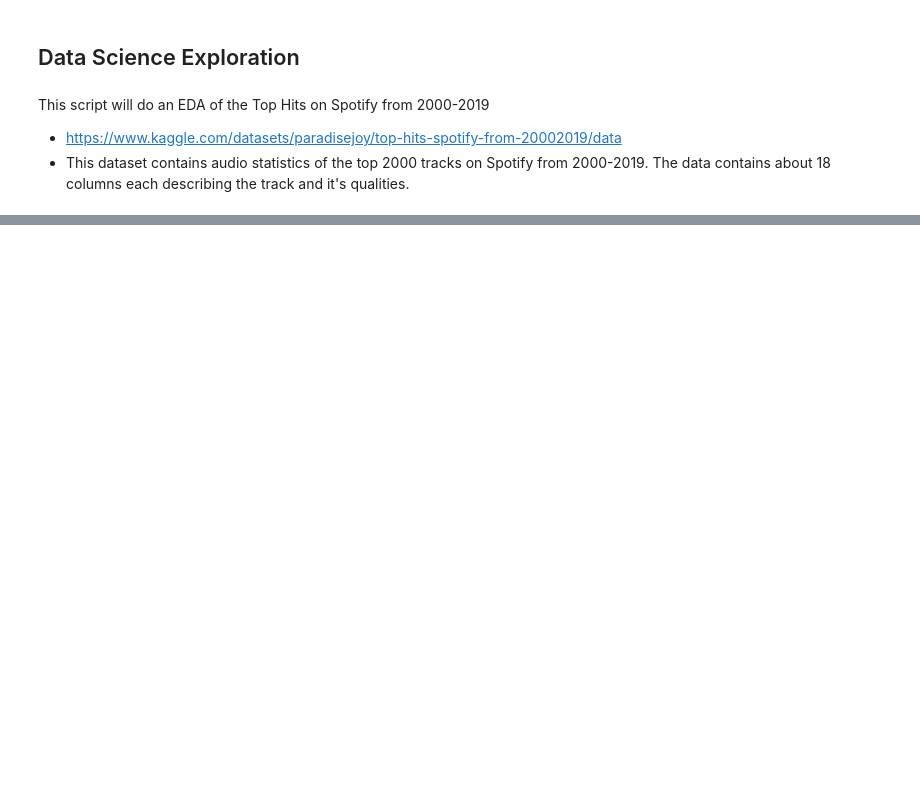
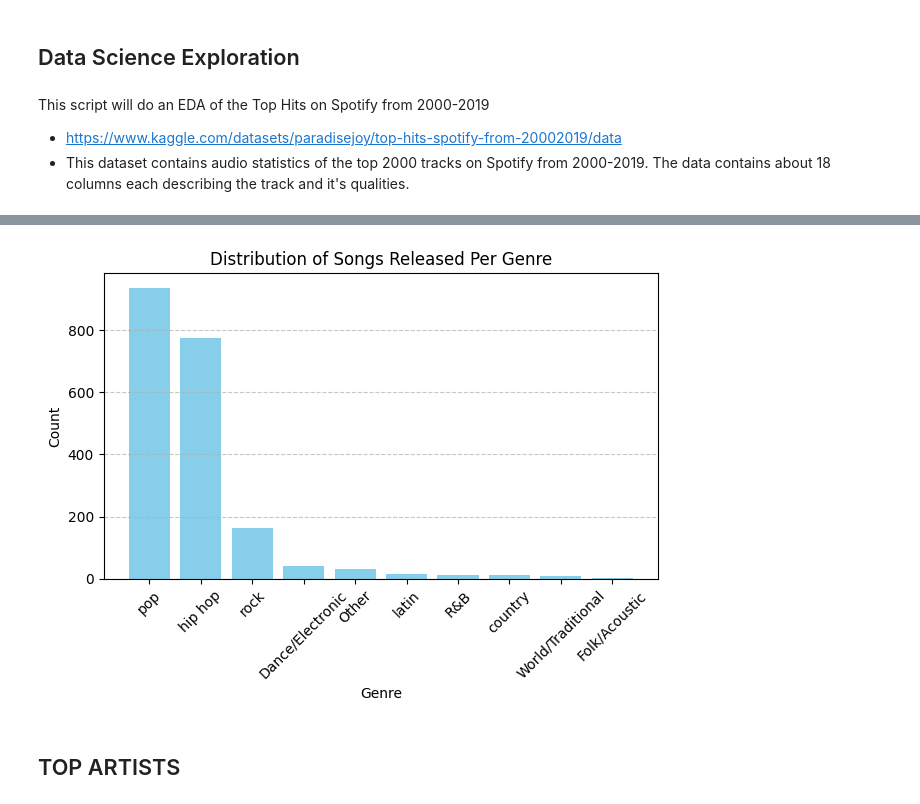
Before and after one commit to harribailye/DataScienceExplore, a Jupyter notebook: spotifyEDA.ipynb, the cells around one changed output, grey strips where cells are left out. Cells and saved outputs as stored; diff of their text form; code cells hidden in the pictures; blank space fills up the shorter version.

```diff
--- a/spotifyEDA.ipynb
+++ b/spotifyEDA.ipynb
@@ -148,0 +98,21 @@ Predicted Genre: ['hip hop, pop']
+# %%
+# How many songs were released per genre?
+
+# Group the data by genre and get a count for each genre
+genre_counts = spotifyData['genre'].value_counts().sort_index()
+
+# There are too many genre categories, we want to consolidate them into 5-10 main categories to make a more meaningful analysis
+# We will get the first genre that occurs in each row
+spotifyData['genre'] = spotifyData['genre'].apply(lambda x: x.split(',')[0].strip() if isinstance(x, str) else None)
+
+# Get an updated count
+updated_genre_counts = spotifyData['genre'].value_counts().sort_index()
+
+# There are still genres with a low count, consildate these into an 'Other' genre and add 'Set()' genre to other as well
+genres_to_replace = genre_counts[genre_counts < 10].index
+spotifyData.loc[spotifyData['genre'] == 'set()', 'genre'] = 'Other'
+spotifyData.loc[spotifyData['genre'].isin(genres_to_replace), 'genre'] = 'Other'
+
+# Get an updated count of consolidated genres
+consolidated_genre_counts = spotifyData['genre'].value_counts().sort_index().sort_values(ascending=False) # sort the counts in descending order
+print(consolidated_genre_counts)
@@ -148,0 +132,17 @@ Predicted Genre: ['hip hop, pop']
+# %%
+# How many songs were released per genre?
+
+# Create a plot
+plt.figure()
+plt.bar(consolidated_genre_counts.index, consolidated_genre_counts.values, color = 'skyblue')
+plt.title('Distribution of Songs Released Per Genre')
+plt.xlabel('Genre')
+plt.ylabel('Count')
+plt.grid(axis='y', linestyle='--', alpha=0.7)
+plt.xticks(rotation=45)
+plt.tight_layout()
+plt.show()
+# %% [output]
+[figure, added]
+# %% [markdown]
+## TOP ARTISTS
```
Also changed, not shown: parts of 49 cells of this notebook, 1 other file.
